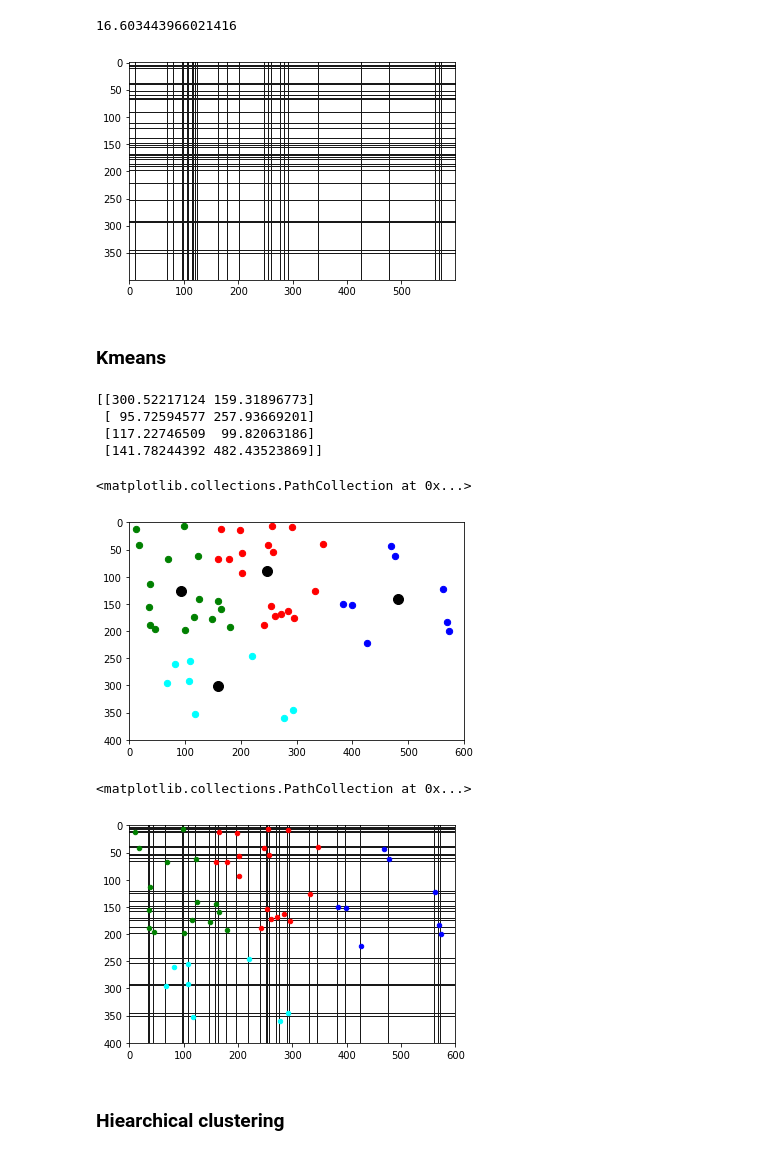
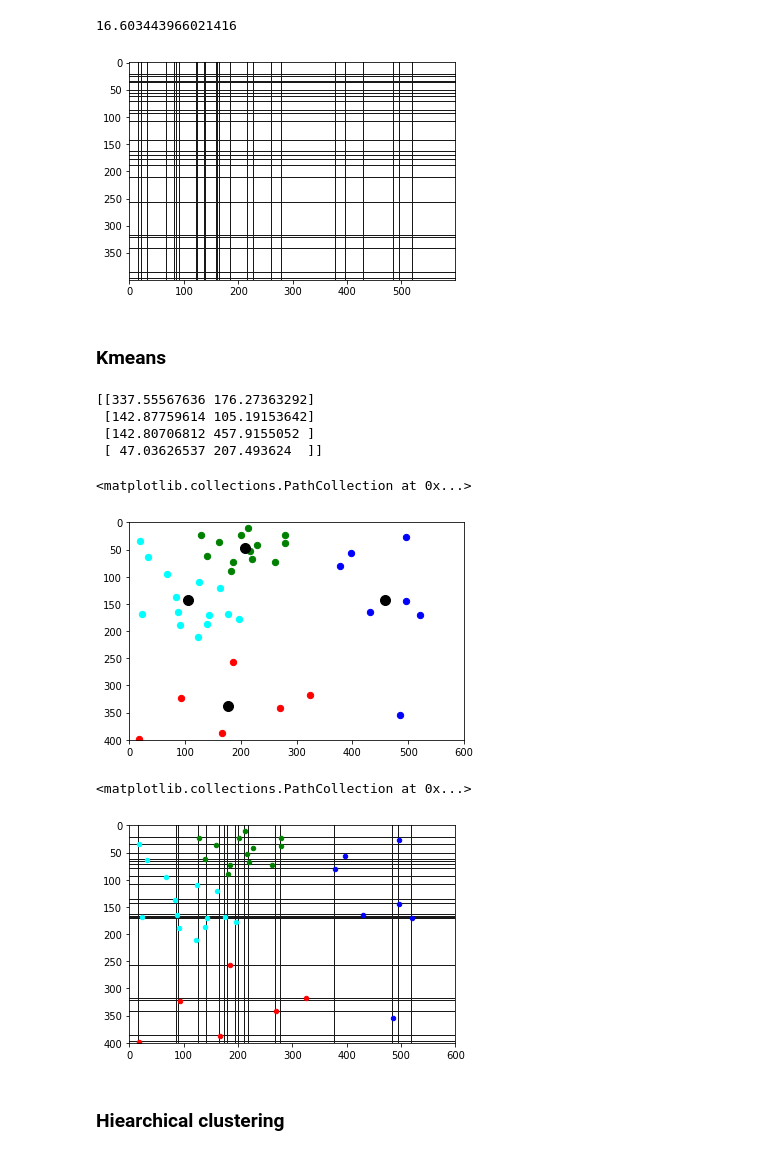
Before and after one commit to merttoka/vis_composition, a Jupyter notebook: Visual_Comp_v0.2.1.ipynb, the cells around one changed output. Cells and saved outputs as stored; diff of their text form; code cells hidden in the pictures.

```diff
--- a/Visual_Comp_v0.2.1.ipynb
+++ b/Visual_Comp_v0.2.1.ipynb
@@ -80,9 +80,9 @@ def create_field(ran_pnts=10,
 
     return np.column_stack((r1,r2)), field
 # %%
-points, _f = create_field(50)
+points, _f = create_field(40)
 # %% [output]
-[figure, old version]
+[figure, new version]
 # %% [markdown]
 ### Kmeans
 # %%
@@ -98,10 +98,10 @@ print(kmeans.cluster_centers_)
 # save new clusters for chart
 y_km = kmeans.fit_predict(points);
 # %% [output]
-[[300.52217124 159.31896773]
- [ 95.72594577 257.93669201]
- [117.22746509  99.82063186]
- [141.78244392 482.43523869]]
+[[337.55567636 176.27363292]
+ [142.87759614 105.19153642]
+ [142.80706812 457.9155052 ]
+ [ 47.03626537 207.493624  ]]
 # %%
 plt.axis([0, 600, 400, 0])
 plt.scatter(points[y_km ==0,1], points[y_km == 0,0], s=40, c='red')
@@ -111,7 +111,7 @@ plt.scatter(points[y_km ==3,1], points[y_km == 3,0], s=40, c='cyan')
 plt.scatter(kmeans.cluster_centers_[:,1],kmeans.cluster_centers_[:,0], s=100, c='black')
 # %% [output]
 <matplotlib.collections.PathCollection at 0x...>
-[figure, old version]
+[figure, new version]
 # %%
 plt.axis([0, 600, 400, 0])
 plt.imshow(_f, cmap='gray')
@@ -122,7 +122,7 @@ plt.scatter(points[y_km ==3,1], points[y_km == 3,0], s=20, c='cyan')
 # plt.scatter(kmeans.cluster_centers_[:,1],kmeans.cluster_centers_[:,0], s=100, c='black')
 # %% [output]
 <matplotlib.collections.PathCollection at 0x...>
-[figure, old version]
+[figure, new version]
 # %% [markdown]
 ### Hiearchical clustering
 # %%
```
Also changed, not shown: parts of 8 cells of this notebook, 2 other files.
